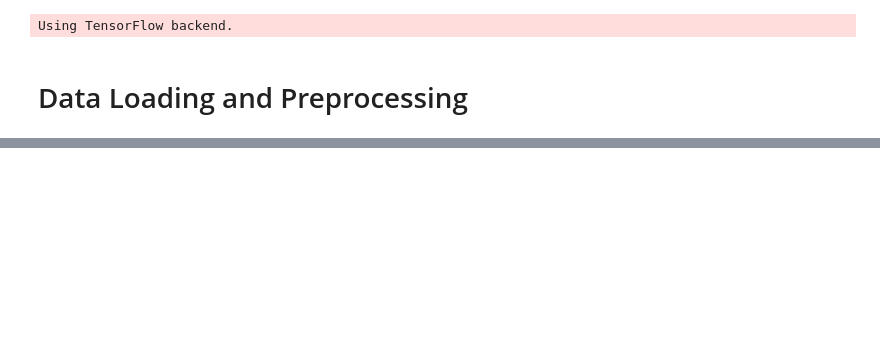
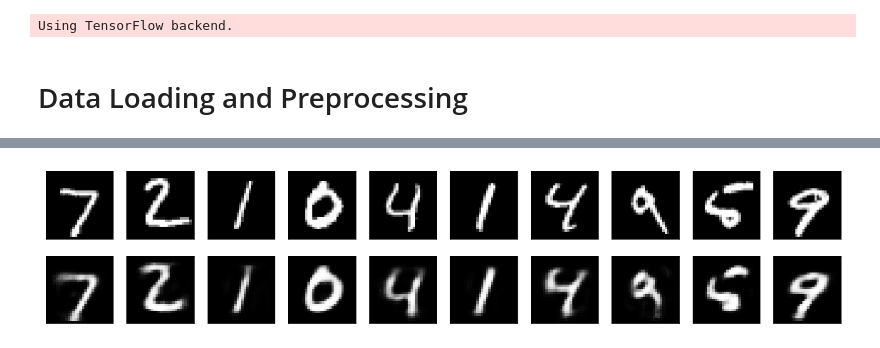
Before and after one commit to ramhiser/Keras-Tutorials, a Jupyter notebook: notebooks/06_autoencoder.ipynb, the cells around one changed output, grey strips where cells are left out. Drawn from its saved outputs; the diff is of its cells as text; code cells hidden in the pictures; blank space fills up the shorter version.

Commit message:
simple autoencoder

```diff
--- a/notebooks/06_autoencoder.ipynb
+++ b/notebooks/06_autoencoder.ipynb
@@ -203,0 +72,2 @@ array([7, 2])
+# %%
+input_dim = x_train.shape[1]
@@ -203,0 +99,3 @@ array([7, 2])
+# %%
+# this model maps an input to its encoded representation
+encoder = Model(input_img, encoded)
@@ -203,0 +104,7 @@ array([7, 2])
+# %%
+# create a placeholder for an encoded (32-dimensional) input
+encoded_input = Input(shape=(encoding_dim,))
+# retrieve the last layer of the autoencoder model
+decoder_layer = autoencoder.layers[-1]
+# create the decoder model
+decoder = Model(encoded_input, decoder_layer(encoded_input))
@@ -203,0 +139,27 @@ array([7, 2])
+# %%
+# encode and decode some digits
+# note that we take them from the *test* set
+encoded_imgs = encoder.predict(x_test)
+decoded_imgs = decoder.predict(encoded_imgs)
+# %%
+# Number of digits to display
+n = 10
+plt.figure(figsize=(20, 4))
+
+for i in range(n):
+    # display original
+    ax = plt.subplot(2, n, i + 1)
+    plt.imshow(x_test[i].reshape(28, 28))
+    plt.gray()
+    ax.get_xaxis().set_visible(False)
+    ax.get_yaxis().set_visible(False)
+
+    # display reconstruction
+    ax = plt.subplot(2, n, i + 1 + n)
+    plt.imshow(decoded_imgs[i].reshape(28, 28))
+    plt.gray()
+    ax.get_xaxis().set_visible(False)
+    ax.get_yaxis().set_visible(False)
+plt.show()
+# %% [output]
+[figure, added]
```
Also changed, not shown: parts of 35 cells of this notebook.
